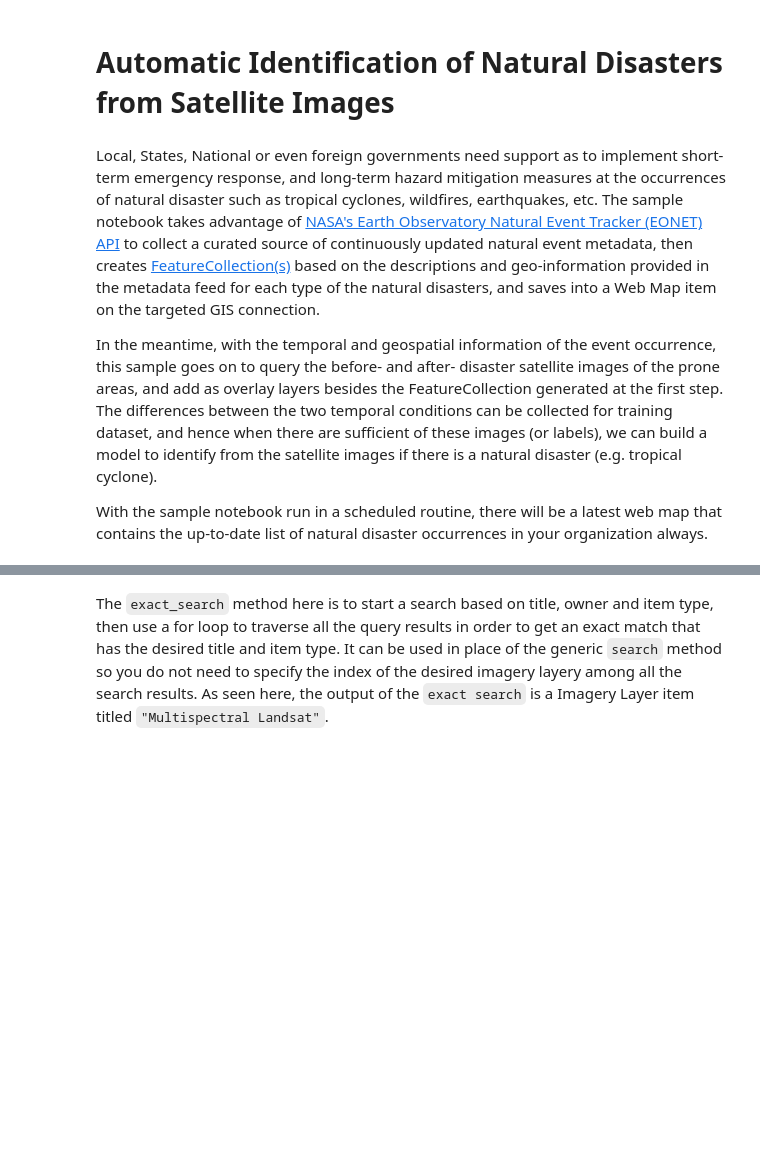
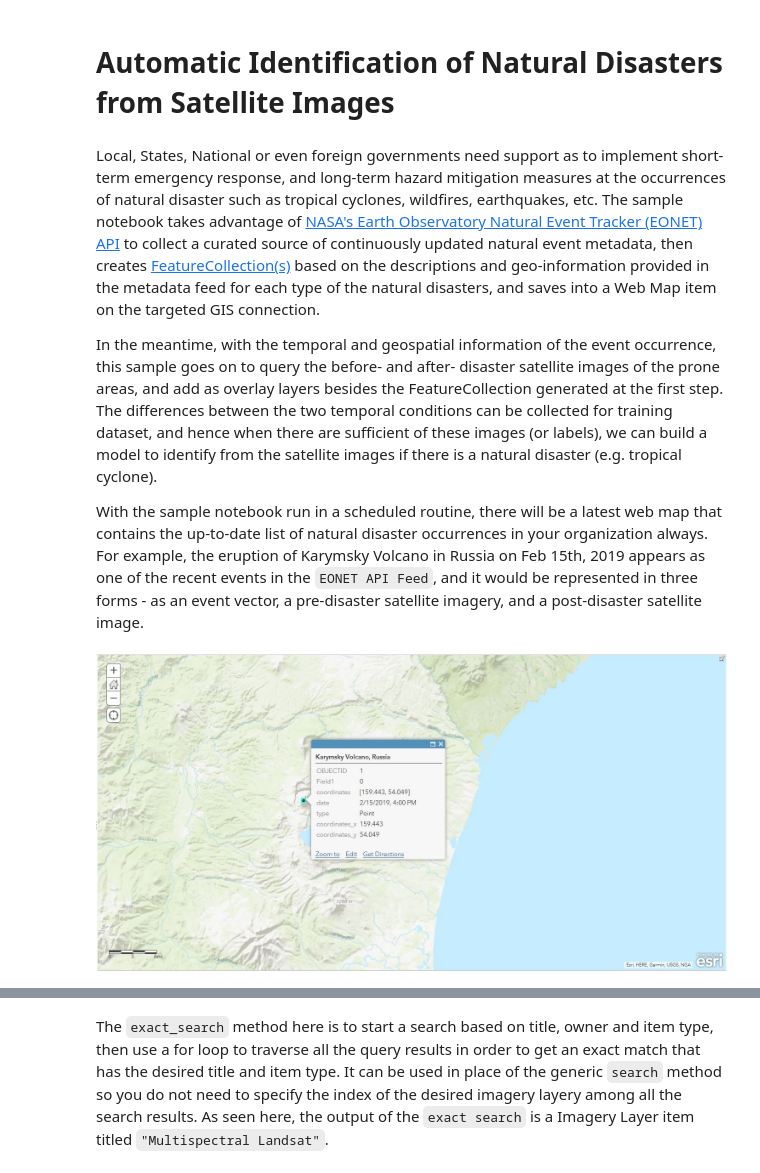
Before and after one commit to test-v1/arcgis-python-api, a Jupyter notebook: samples/05_content_publishers/automatic_identification_of_natural_disasters.ipynb, the cells around one changed output, grey strips where cells are left out. Drawn from its saved outputs; the diff is of its cells as text; code cells hidden in the pictures; blank space fills up the shorter version.

Commit message:
part 1 of natural disaster feed system

```diff
--- a/samples/05_content_publishers/automatic_identification_of_natural_disasters.ipynb
+++ b/samples/05_content_publishers/automatic_identification_of_natural_disasters.ipynb
@@ -5,4 +5,12 @@ Local, States, National or even foreign governments need support as to implement
 
 In the meantime, with the temporal and geospatial information of the event occurrence, this sample goes on to query the before- and after- disaster satellite images of the prone areas, and add as overlay layers besides the FeatureCollection generated at the first step. The differences between the two temporal conditions can be collected for training dataset, and hence when there are sufficient of these images (or labels), we can build a model to identify from the satellite images if there is a natural disaster (e.g. tropical cyclone).
 
-With the sample notebook run in a scheduled routine, there will be a latest web map that contains the up-to-date list of natural  disaster occurrences in your organization always.
+With the sample notebook run in a scheduled routine, there will be a latest web map that contains the up-to-date list of natural  disaster occurrences in your organization always. For example, the eruption of Karymsky Volcano in Russia on Feb 15th, 2019 appears as one of the recent events in the `EONET API Feed`, and it would be represented in three forms - as an event vector, a pre-disaster satellite imagery, and a post-disaster satellite image.
+# %%
+from IPython.display import Image
+from pathlib import Path
+filename = Path('staticimg/automatic-identification-of-natural-disasters/Russia_Volcano_vector.jpg')
+if filename.exists():
+    display(Image(filename = str(filename), height = 300, width =900))
+# %% [output]
+[figure, added]
```
Also changed, not shown: parts of 45 cells of this notebook, 3 other files.
